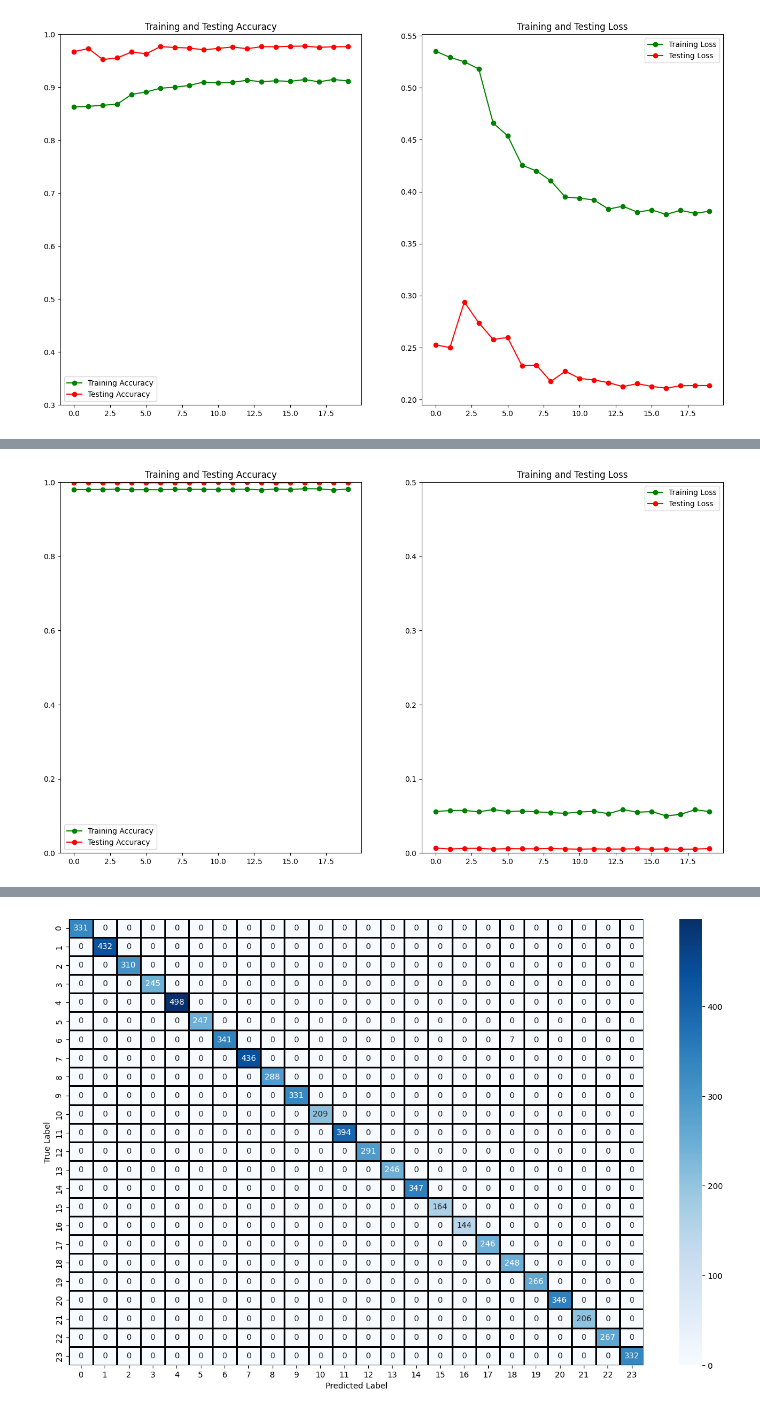
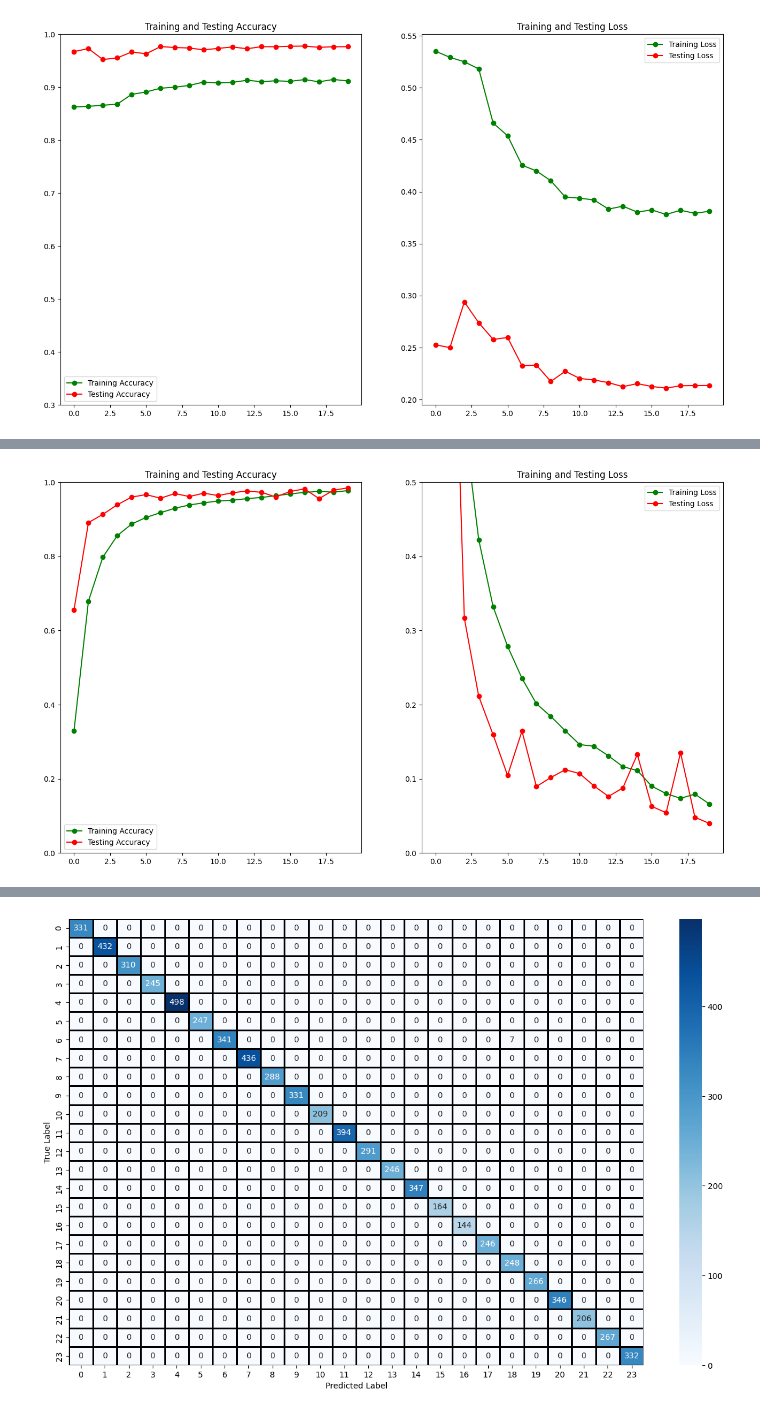
Before and after one commit to DiogoMMarto/FAA_P1, a Jupyter notebook: cnn.ipynb, the cells around one changed output, grey strips where cells are left out. Saved outputs shown, nothing was run; the diff lists cells and outputs as text; code cells hidden in the pictures.

```diff
--- a/cnn.ipynb
+++ b/cnn.ipynb
@@ -664,8 +661,8 @@ datagen = ImageDataGenerator(
         vertical_flip=False)  # randomly flip images
 datagen.fit(x_train)
 # %%
-# model3 with data augmentation
 
-history = model4.fit(datagen.flow(x_train,y_train, batch_size = 128) ,epochs = 20 , validation_data = (x_test, y_test) , callbacks = [learning_rate_reduction])
+# history = model4.fit(x_train, y_train, batch_size = 128, epochs = 20, validation_data = (x_test, y_test), callbacks = [learning_rate_reduction])
+history2_ = model4.fit(datagen.flow(x_train,y_train, batch_size = 128) ,epochs = 20 , validation_data = (x_test, y_test) , callbacks = [learning_rate_reduction])
 # %% [output]
 Epoch 1/20
@@ -688,26 +687,26 @@ Epoch 20/20
 # %%
 # plot accuracy and loss
 fig , ax = plt.subplots(1,2)
-train_acc = history.history['accuracy']
-train_loss = history.history['loss']
+train_acc = history2_.history['accuracy']
+train_loss = history2_.history['loss']
 val_acc = history.history['val_accuracy']
 val_loss = history.history['val_loss']
 fig.set_size_inches(16,9)
 
 ax[0].plot(epochs , train_acc , 'go-' , label = 'Training Accuracy')
 ax[0].plot(epochs , val_acc , 'ro-' , label = 'Testing Accuracy')
 ax[0].set_title('Training and Testing Accuracy')
 # start at 0 to 1 on y axis
 ax[0].set_ylim(0,1)
 ax[0].legend()
 ax[1].plot(epochs , train_loss , 'go-' , label = 'Training Loss')
 ax[1].plot(epochs , val_loss , 'ro-' , label = 'Testing Loss')
 ax[1].set_title('Training and Testing Loss')
 ax[1].legend()
 ax[1].set_ylim(0,0.5)
 plt.show()
 # %% [output]
-[figure, old version]
+[figure, new version]
 # %%
 # accuracy and f1 score
 y_pred = model4.predict(x_test)
```
Also changed, not shown: parts of 6 cells of this notebook, 7 other files.
